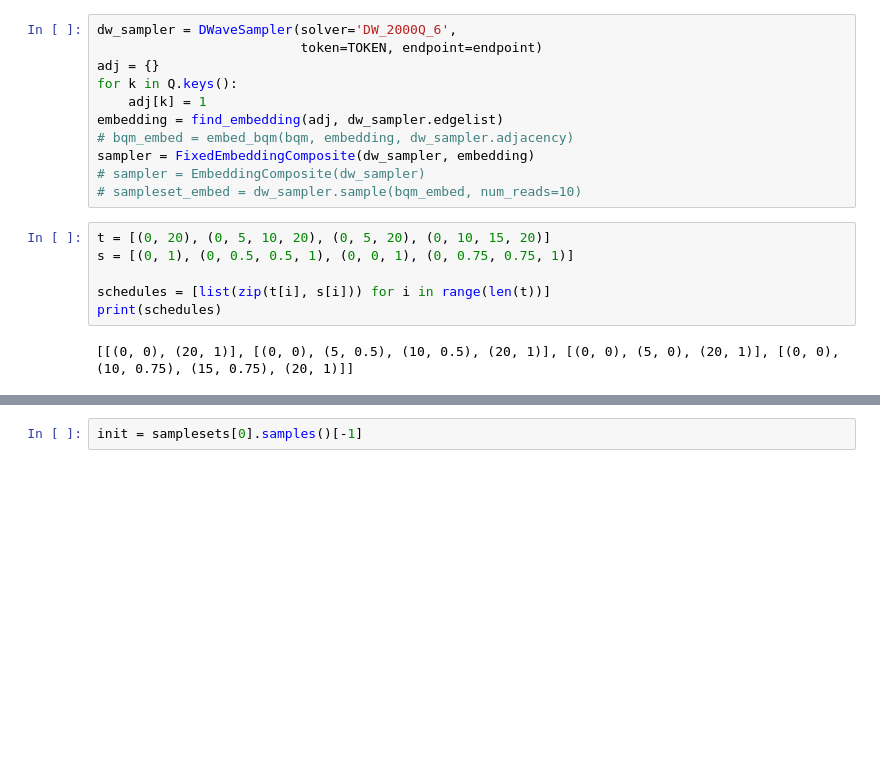
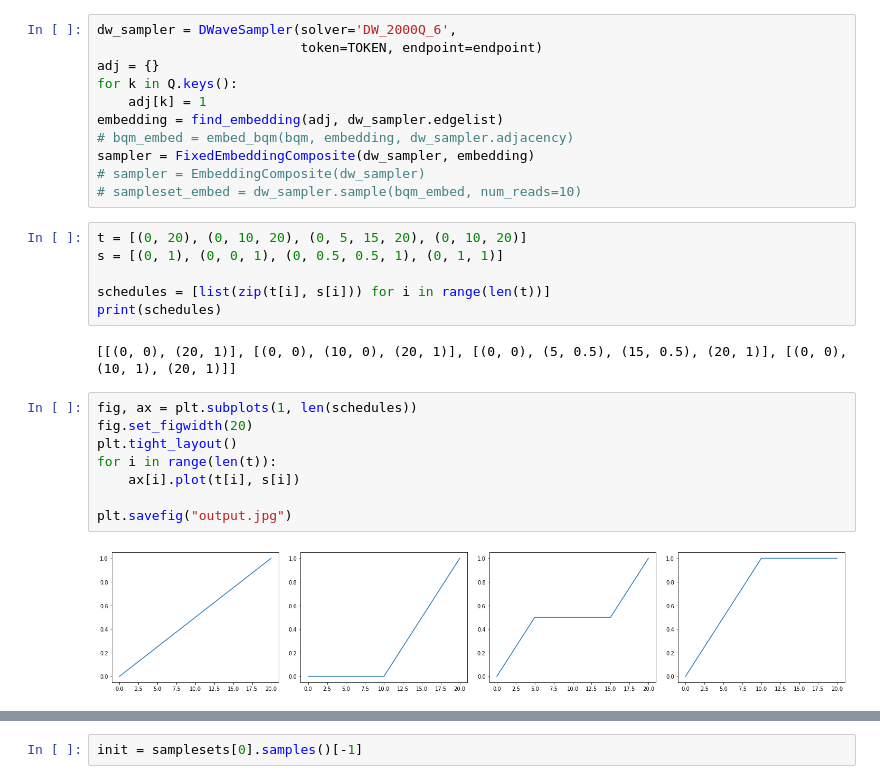
Before and after one commit to Romira915/combinatorial_optimization_solver, a Jupyter notebook: py_src/d-wave.ipynb, the cells around one changed output, grey strips where cells are left out. Drawn from its saved outputs; the diff is of its cells as text; blank space fills up the shorter version.

Commit message:
fix: schedule

```diff
--- a/py_src/d-wave.ipynb
+++ b/py_src/d-wave.ipynb
@@ -99,13 +76,23 @@ sampler = FixedEmbeddingComposite(dw_sampler, embedding)
 # sampler = EmbeddingComposite(dw_sampler)
 # sampleset_embed = dw_sampler.sample(bqm_embed, num_reads=10)
 # %%
-t = [(0, 20), (0, 5, 10, 20), (0, 5, 20), (0, 10, 15, 20)]
-s = [(0, 1), (0, 0.5, 0.5, 1), (0, 0, 1), (0, 0.75, 0.75, 1)]
+t = [(0, 20), (0, 10, 20), (0, 5, 15, 20), (0, 10, 20)]
+s = [(0, 1), (0, 0, 1), (0, 0.5, 0.5, 1), (0, 1, 1)]
 
 schedules = [list(zip(t[i], s[i])) for i in range(len(t))]
 print(schedules)
 # %% [output]
-[[(0, 0), (20, 1)], [(0, 0), (5, 0.5), (10, 0.5), (20, 1)], [(0, 0), (5, 0), (20, 1)], [(0, 0), (10, 0.75), (15, 0.75), (20, 1)]]
+[[(0, 0), (20, 1)], [(0, 0), (10, 0), (20, 1)], [(0, 0), (5, 0.5), (15, 0.5), (20, 1)], [(0, 0), (10, 1), (20, 1)]]
+# %%
+fig, ax = plt.subplots(1, len(schedules))
+fig.set_figwidth(20)
+plt.tight_layout()
+for i in range(len(t)):
+    ax[i].plot(t[i], s[i])
+
+plt.savefig("output.jpg")
+# %% [output]
+[figure, added]
 # %%
 samplesets = []
 for schedule in schedules:
```
Also changed, not shown: parts of 9 cells of this notebook, 1 other file.
